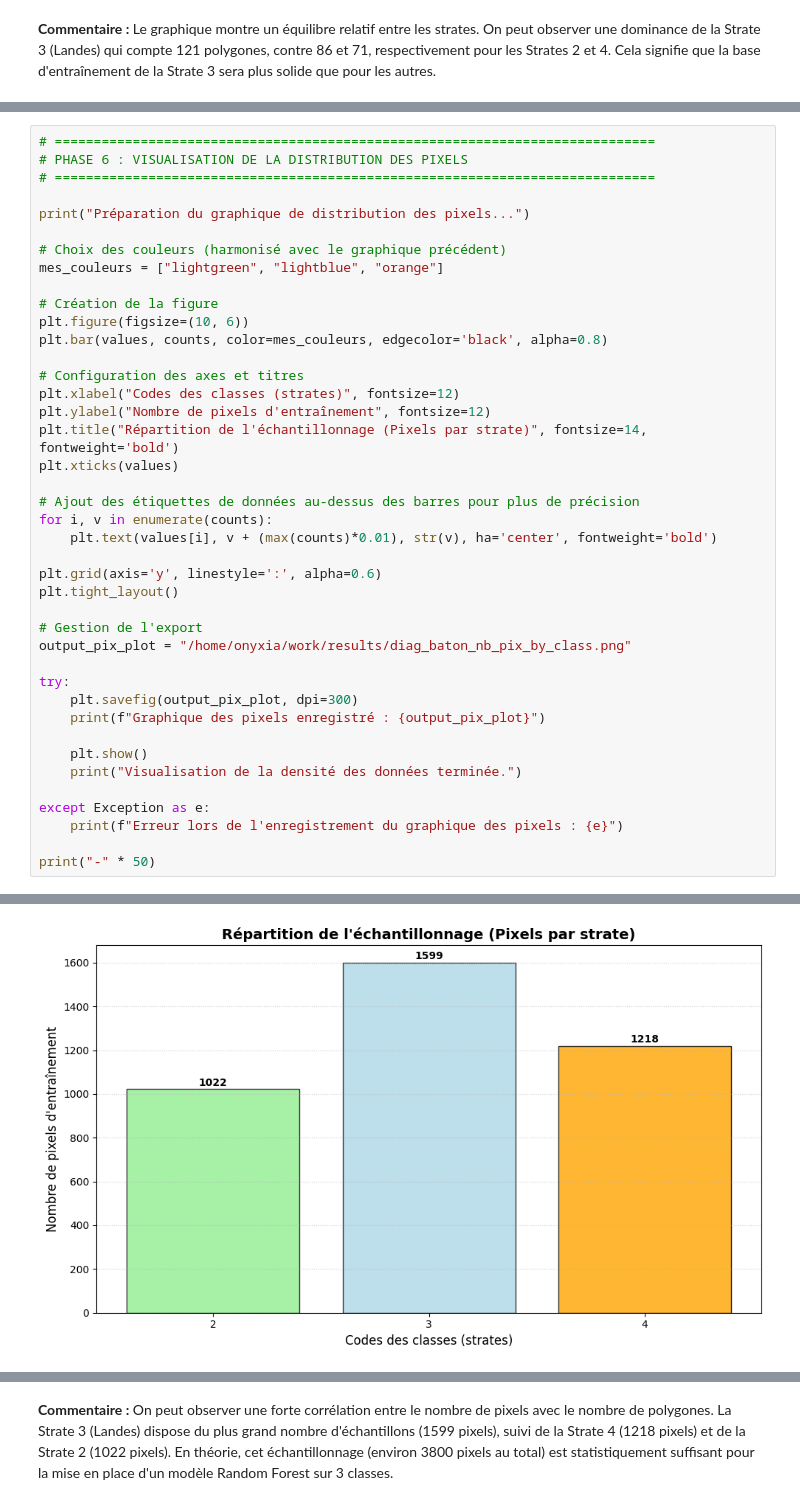
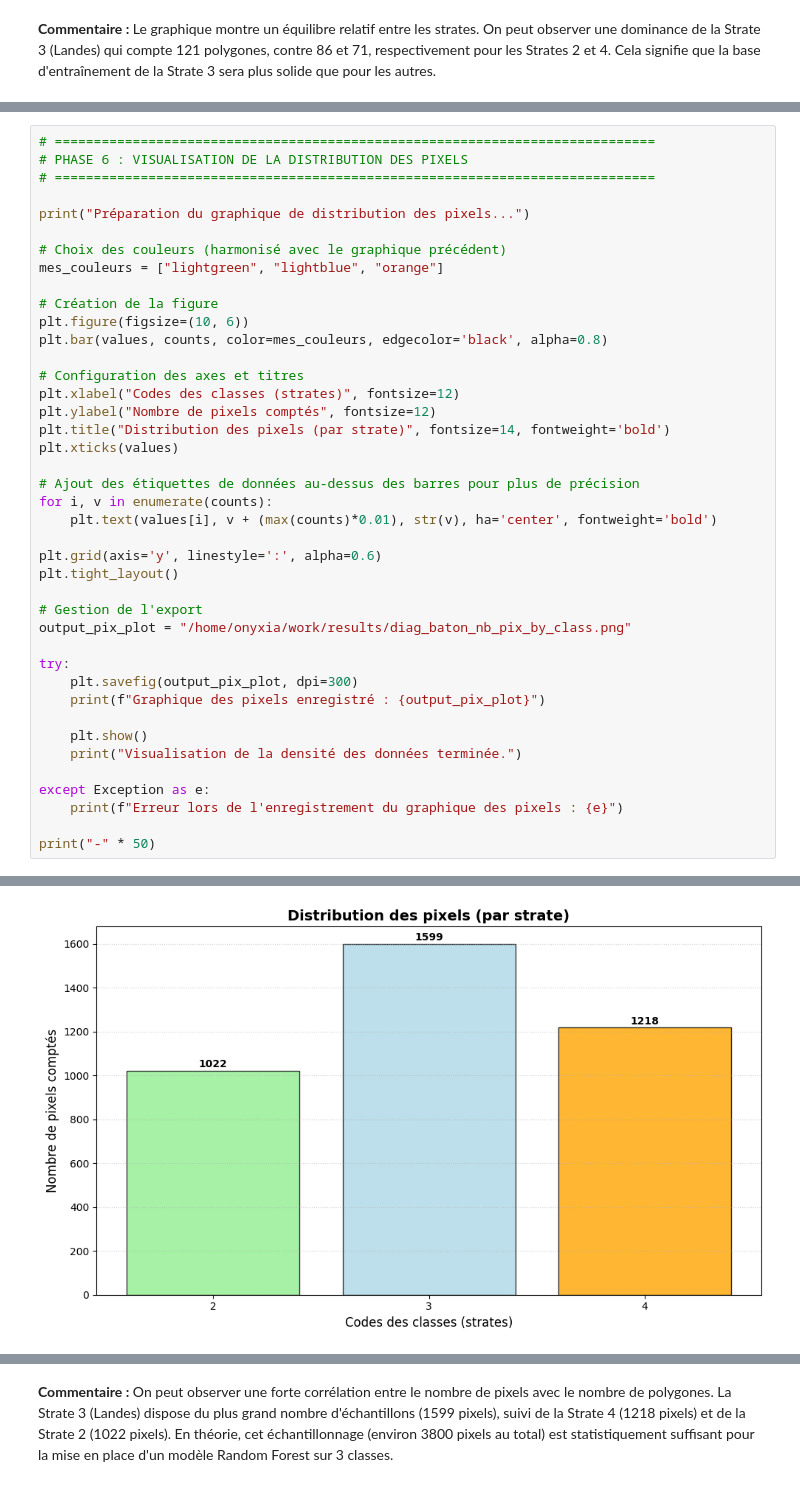
Before and after one commit to MatthieuGoubs/projet_eval_landes, a Jupyter notebook: projet_telea_GOUBERT_MATTHIEU.ipynb, the cells around one changed output, grey strips where cells are left out. Drawn from its saved outputs; the diff is of its cells as text.

```diff
--- a/projet_telea_GOUBERT_MATTHIEU.ipynb
+++ b/projet_telea_GOUBERT_MATTHIEU.ipynb
@@ -290,36 +289,36 @@ plt.figure(figsize=(10, 6))
 plt.bar(values, counts, color=mes_couleurs, edgecolor='black', alpha=0.8)
 
 # Configuration des axes et titres
 plt.xlabel("Codes des classes (strates)", fontsize=12)
-plt.ylabel("Nombre de pixels d'entraînement", fontsize=12)
-plt.title("Répartition de l'échantillonnage (Pixels par strate)", fontsize=14, fontweight='bold')
+plt.ylabel("Nombre de pixels comptés", fontsize=12)
+plt.title("Distribution des pixels (par strate)", fontsize=14, fontweight='bold')
 plt.xticks(values)
 
 # Ajout des étiquettes de données au-dessus des barres pour plus de précision
 for i, v in enumerate(counts):
     plt.text(values[i], v + (max(counts)*0.01), str(v), ha='center', fontweight='bold')
 
 plt.grid(axis='y', linestyle=':', alpha=0.6)
 plt.tight_layout()
 
 # Gestion de l'export
 output_pix_plot = "/home/onyxia/work/results/diag_baton_nb_pix_by_class.png"
 
 try:
     plt.savefig(output_pix_plot, dpi=300)
     print(f"Graphique des pixels enregistré : {output_pix_plot}")
 
     plt.show()
     print("Visualisation de la densité des données terminée.")
 
 except Exception as e:
     print(f"Erreur lors de l'enregistrement du graphique des pixels : {e}")
 
 print("-" * 50)
 # %% [output]
 Préparation du graphique de distribution des pixels...
 Graphique des pixels enregistré : /home/onyxia/work/results/diag_baton_nb_pix_by_class.png
-[figure, old version]
+[figure, new version]
 Visualisation de la densité des données terminée.
 --------------------------------------------------
 # %% [markdown]
```
Also changed, not shown: parts of 37 cells of this notebook, 1 other file.
